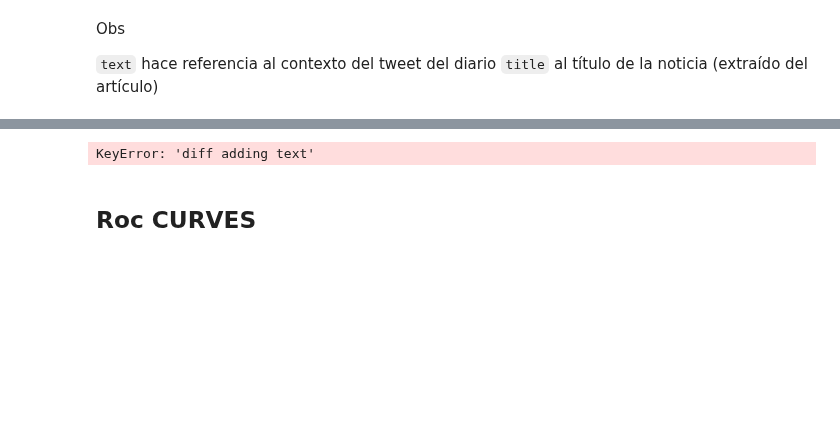
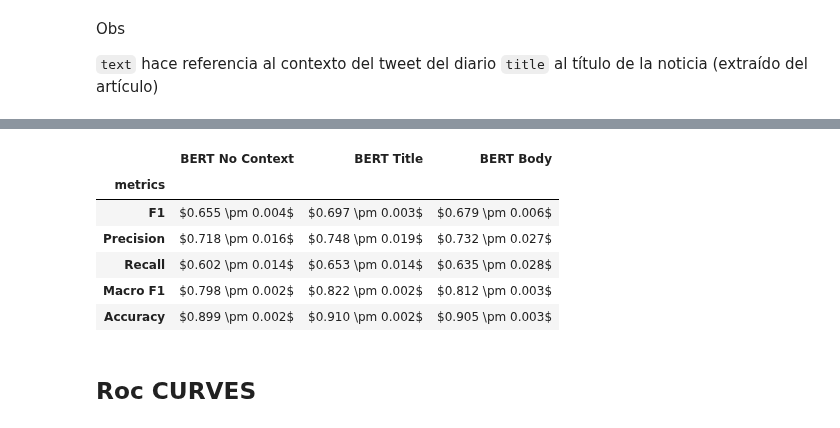
Before and after one commit to finiteautomata/contextualized-hatespeech-classification, a Jupyter notebook: notebooks/Results - plain new.ipynb, the cells around one changed output, grey strips where cells are left out. Cells and saved outputs as stored; diff of their text form; code cells hidden in the pictures; blank space fills up the shorter version.

Commit message:
Partial results

```diff
--- a/notebooks/Results - plain new.ipynb
+++ b/notebooks/Results - plain new.ipynb
@@ -97,49 +99,56 @@ result_df
 # %%
 def print_mean(row, context, ):
     mean = row[context]
     std = row[context + " std"]
     return f"${mean:.3f} \pm {std:.3f}$"
 
 display_df = pd.DataFrame()
 
 for context, model_name in [
     ("none-ft", "BERT No Context"),
     ("text-ft", "BERT Title"),
+    ("body-ft", "BERT Body"),
     ]:
     display_df[model_name] = result_df.apply(lambda x: print_mean(x, context), axis=1)
 
-display_df["+F1 adding title"] = result_df["diff adding text"].apply(lambda x: f"{'+' if x > 0 else '-'}{abs(x):.3f}")
+#display_df["+F1 adding title"] = result_df["diff adding text"].apply(lambda x: f"{'+' if x > 0 else '-'}{abs(x):.3f}")
 #display_df["+F1 adding body"] = result_df["diff adding body"].apply(lambda x: f"{'+' if x > 0 else '-'}{abs(x):.3f}")
 
 
 display_df["metrics"] = display_df.index.map(lambda x: " ".join([y.capitalize() for y in x.split("_")]))
 
 display_df.reset_index(inplace=True)
 del display_df["index"]
 display_df.set_index("metrics", inplace=True)
 
 #display_df = display_df.T[["Mean F1"]]
 #display_df.sort_values("+F1 adding title", inplace=True)
 
 display_df
 
-characteristics = [
-    'Calls F1',
-    'Women F1', 'Lgbti F1', 'Racism F1', 'Class F1',
-    'Politics F1', 'Disabled F1', 'Appearance F1', 'Criminal F1',
-]
-other = [
-    'Mean F1', 'Mean Precision', 'Mean Recall', 'Hate Precision', 'Hate Recall', 'Hate F1'
-]
-
-sorted_characteristics = display_df.loc[characteristics].sort_values("+F1 adding title").index
-
-
-display_df.loc[
-    list(sorted_characteristics) + other
-]
+#characteristics = [
+#    'Calls F1',
+#    'Women F1', 'Lgbti F1', 'Racism F1', 'Class F1',
+#    'Politics F1', 'Disabled F1', 'Appearance F1', 'Criminal F1',
+#]
+#other = [
+#    'Mean F1', 'Mean Precision', 'Mean Recall', 'Hate Precision', 'Hate Recall', 'Hate F1'
+#]
+#
+#sorted_characteristics = display_df.loc[characteristics].sort_values("+F1 adding title").index
+#
+#
+#display_df.loc[
+#    list(sorted_characteristics) + other
+#]
 # %% [output]
-KeyError: 'diff adding text'
+|  | BERT No Context | BERT Title | BERT Body |
+| metrics |  |  |  |
+| F1 | $0.655 \pm 0.004$ | $0.697 \pm 0.003$ | $0.679 \pm 0.006$ |
+| Precision | $0.718 \pm 0.016$ | $0.748 \pm 0.019$ | $0.732 \pm 0.027$ |
+| Recall | $0.602 \pm 0.014$ | $0.653 \pm 0.014$ | $0.635 \pm 0.028$ |
+| Macro F1 | $0.798 \pm 0.002$ | $0.822 \pm 0.002$ | $0.812 \pm 0.003$ |
+| Accuracy | $0.899 \pm 0.002$ | $0.910 \pm 0.002$ | $0.905 \pm 0.003$ |
 # %% [markdown]
 ## Roc CURVES
 # %%
```
Also changed, not shown: parts of 5 cells of this notebook, 4 other files.
